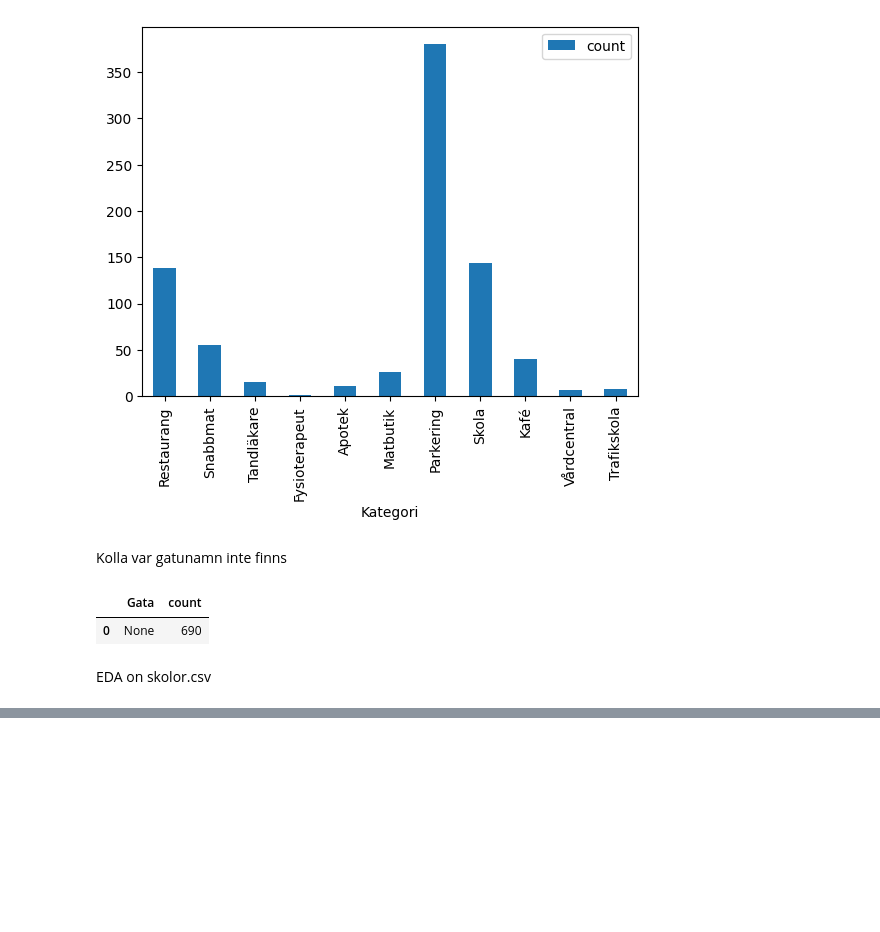
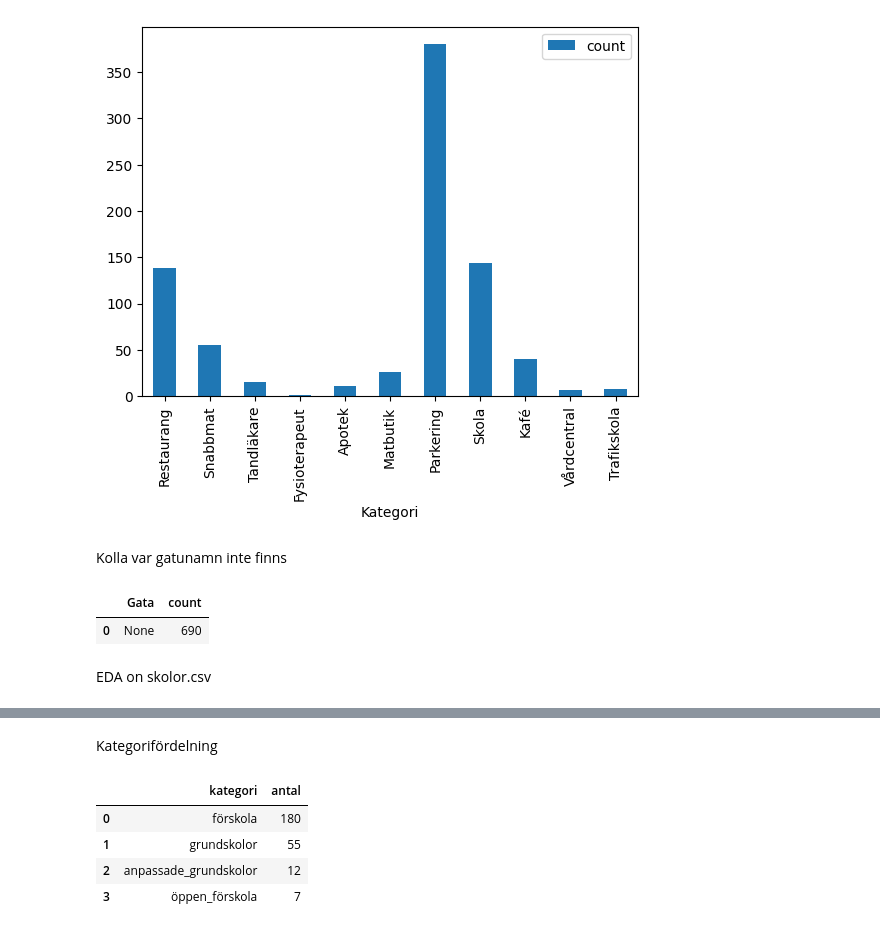
Before and after one commit to cactus-commits/UrbanPulse, a Jupyter notebook: EDA/eda_hannah.ipynb, the cells around one changed output, grey strips where cells are left out. Cells and saved outputs as stored; diff of their text form; code cells hidden in the pictures; blank space fills up the shorter version.

```diff
--- a/EDA/eda_hannah.ipynb
+++ b/EDA/eda_hannah.ipynb
@@ -180,0 +183,17 @@ memory usage: 8.5 KB
+# %% [markdown]
+Kategorifördelning
+# %%
+categories = duckdb.sql("""
+    SELECT kategori, COUNT(*) as antal
+    FROM df2
+    GROUP BY kategori
+    ORDER BY antal DESC
+""").df()
+
+categories
+# %% [output]
+|  | kategori | antal |
+| 0 | förskola | 180 |
+| 1 | grundskolor | 55 |
+| 2 | anpassade_grundskolor | 12 |
+| 3 | öppen_förskola | 7 |
```
Also changed, not shown: parts of 9 cells of this notebook.
